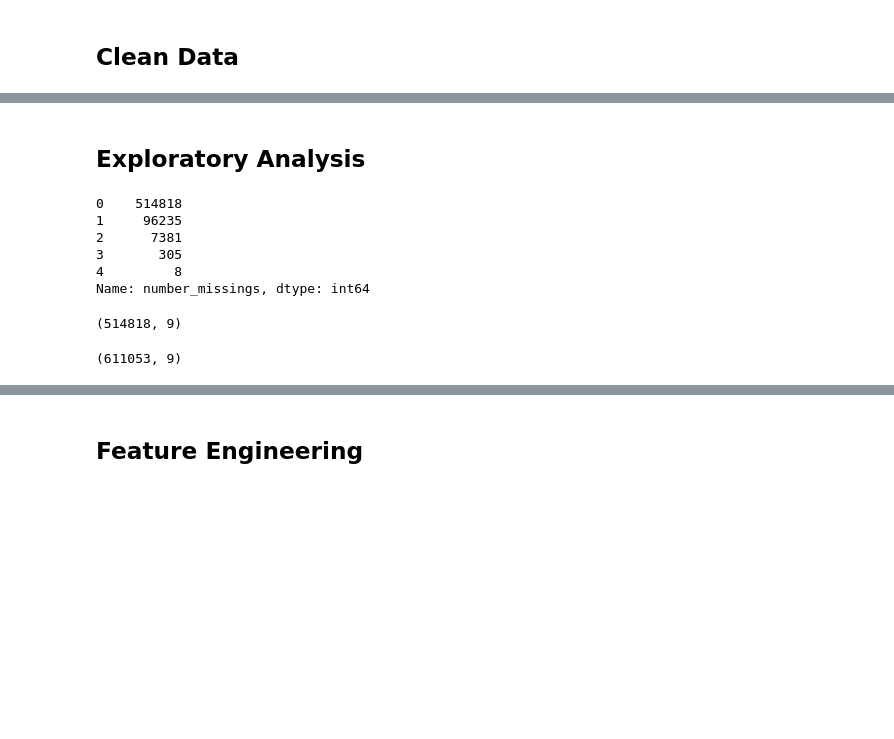
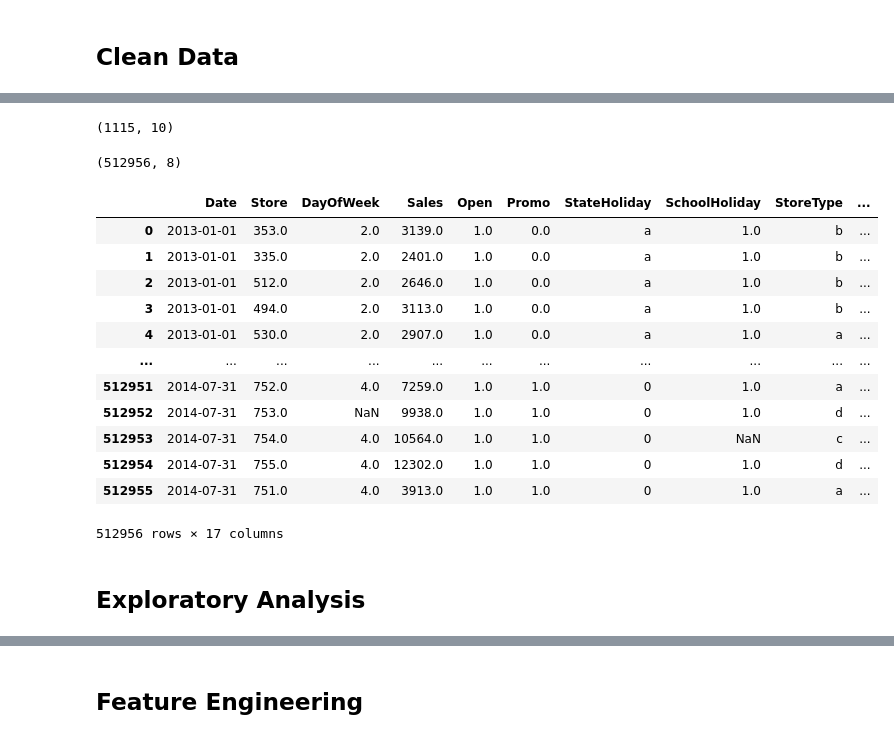
Before and after one commit to Kkshanana90/Sales-Prediction, a Jupyter notebook: TeamAnselSebastian.ipynb, the cells around one changed output, grey strips where cells are left out. Saved outputs shown, nothing was run; the diff lists cells and outputs as text; code cells hidden in the pictures; blank space fills up the shorter version.

```diff
--- a/TeamAnselSebastian.ipynb
+++ b/TeamAnselSebastian.ipynb
@@ -26,6 +26,9 @@ dt.loc[:, "Sales"].isnull().sum()
 # %%
 dt = dt.dropna( how='any', subset=['Sales'])
 dt = dt.drop("Customers", axis=1)
+# %%
+sales_zeros=(dt["Sales"] == 0)
+dt = dt.loc[~sales_zeros, :]
 # %%
 dt.isnull().sum()
 # %% [output]
@@ -46,0 +67,3 @@ dt.loc[:, "Sales"].mean()
+# %%
+data_store = pd.read_csv("data/store.csv")
+data_store
@@ -47,13 +84,28 @@ dt.loc[:, "Sales"].mean()
+# %%
+data_store.shape
+# %% [output]
+(1115, 10)
+# %%
+dt.shape
+# %% [output]
+(512956, 8)
+# %%
+dt_full = dt.merge(data_store, left_on='Store', right_on='Store', how="left")
+# %%
+dt_full
+# %% [output]
+|  | Date | Store | DayOfWeek | Sales | Open | Promo | StateHoliday | SchoolHoliday | StoreType | ... |
+| 0 | 2013-01-01 | 353.0 | 2.0 | 3139.0 | 1.0 | 0.0 | a | 1.0 | b | ... |
+| 1 | 2013-01-01 | 335.0 | 2.0 | 2401.0 | 1.0 | 0.0 | a | 1.0 | b | ... |
+| 2 | 2013-01-01 | 512.0 | 2.0 | 2646.0 | 1.0 | 0.0 | a | 1.0 | b | ... |
+| 3 | 2013-01-01 | 494.0 | 2.0 | 3113.0 | 1.0 | 0.0 | a | 1.0 | b | ... |
+| 4 | 2013-01-01 | 530.0 | 2.0 | 2907.0 | 1.0 | 0.0 | a | 1.0 | a | ... |
+| ... | ... | ... | ... | ... | ... | ... | ... | ... | ... | ... |
+| 512951 | 2014-07-31 | 752.0 | 4.0 | 7259.0 | 1.0 | 1.0 | 0 | 1.0 | a | ... |
+| 512952 | 2014-07-31 | 753.0 | NaN | 9938.0 | 1.0 | 1.0 | 0 | 1.0 | d | ... |
+| 512953 | 2014-07-31 | 754.0 | 4.0 | 10564.0 | 1.0 | 1.0 | 0 | NaN | c | ... |
+| 512954 | 2014-07-31 | 755.0 | 4.0 | 12302.0 | 1.0 | 1.0 | 0 | 1.0 | d | ... |
+| 512955 | 2014-07-31 | 751.0 | 4.0 | 3913.0 | 1.0 | 1.0 | 0 | 1.0 | a | ... |
+512956 rows × 17 columns
 # %% [markdown]
 ## Exploratory Analysis
-# %%
-#where are the missing values?
-dt.loc[:, "number_missings"] = dt.isnull().sum(axis=1)
-dt.loc[:, "number_missings"].value_counts()
-# %% [output]
-0    514818
-1     96235
-2      7381
-3       305
-4         8
-Name: number_missings, dtype: int64
@@ -65,9 +112 @@ dt_fewmissing = dt.loc[~miss_more_than_1, :]
-# %%
-dt_nomissing.shape
-# %% [output]
-(514818, 9)
-# %%
-dt_fewmissing.shape
-# %% [output]
-(611053, 9)
 # %%
```
Also changed, not shown: parts of 36 cells of this notebook.
